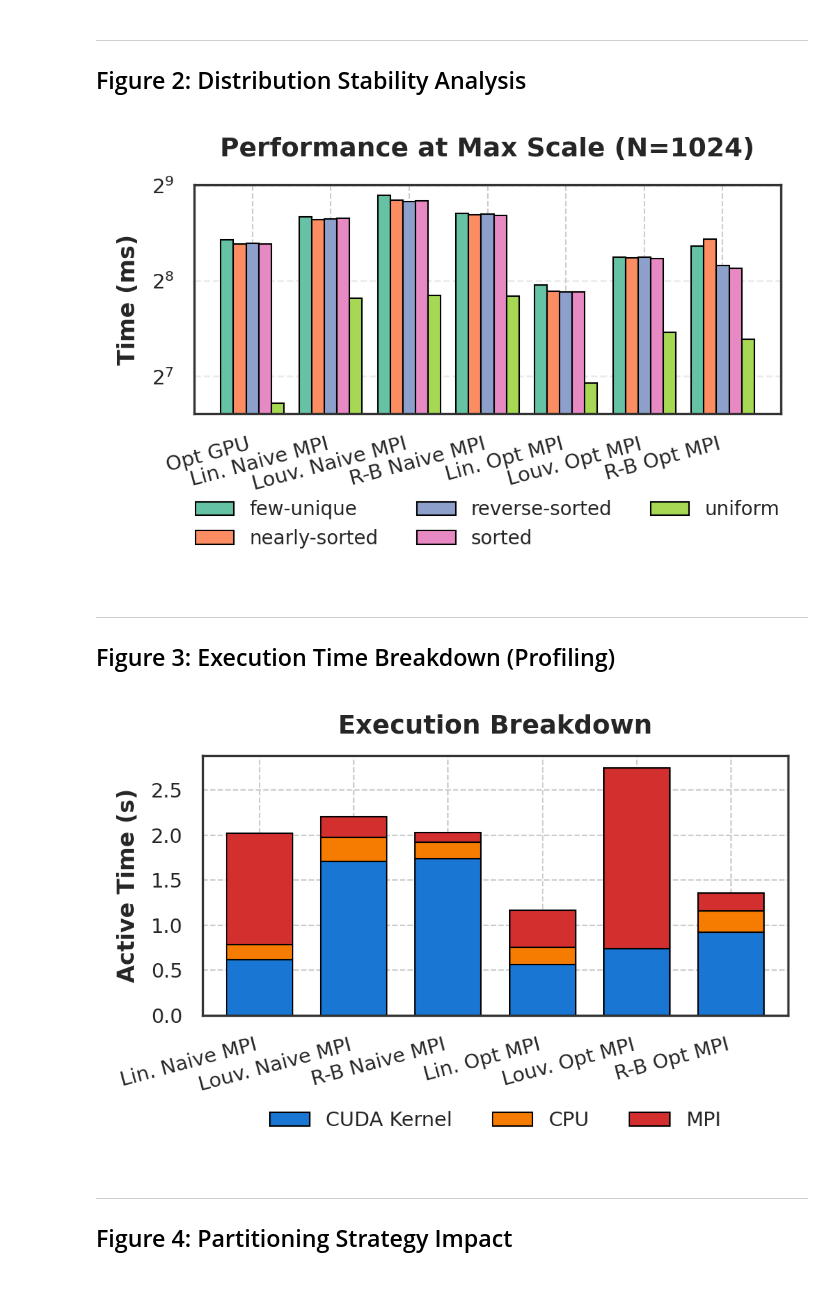
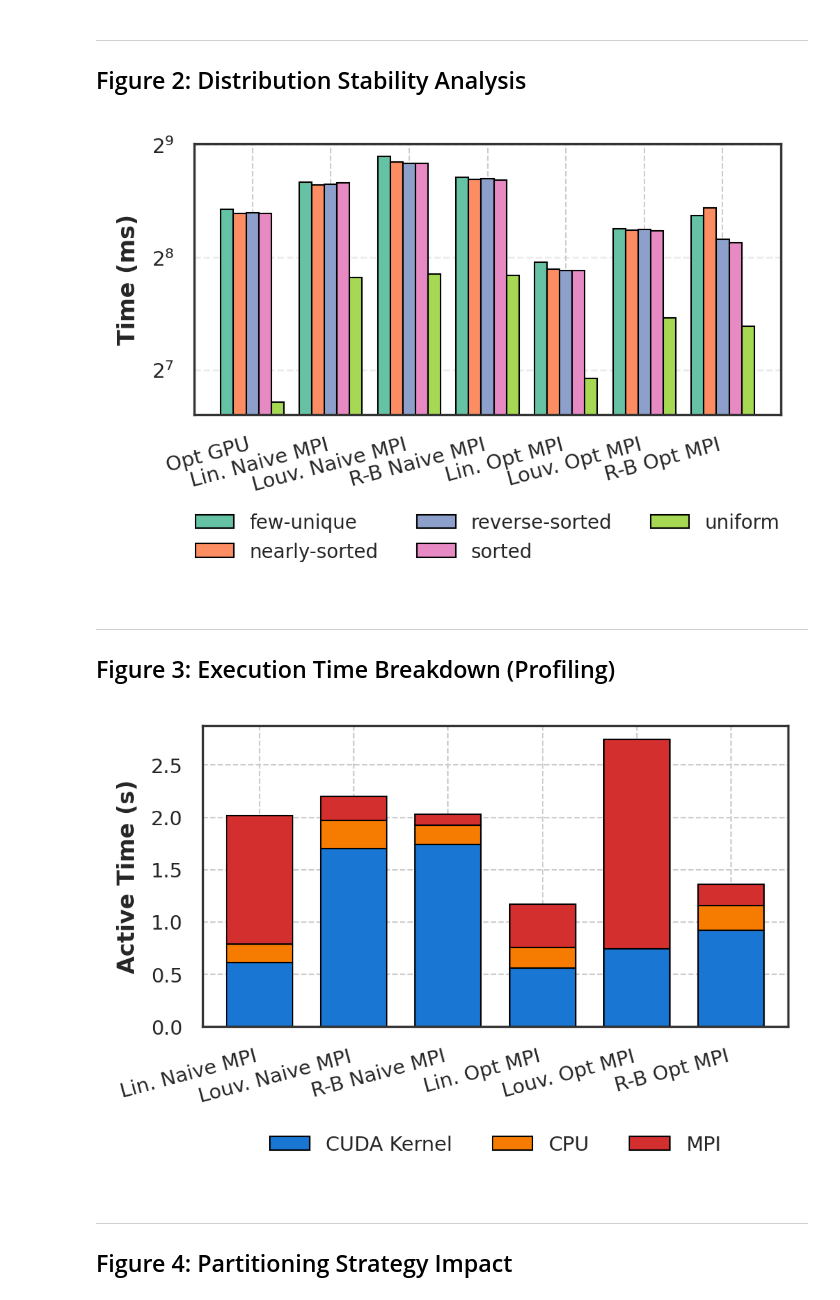
Before and after one commit to LipatJob/distributed-snp, a Jupyter notebook: paper_analysis_improved.ipynb, the cells around one changed output. Drawn from its saved outputs; the diff is of its cells as text; code cells hidden in the pictures.

```diff
--- a/paper_analysis_improved.ipynb
+++ b/paper_analysis_improved.ipynb
@@ -291,8 +291,8 @@ if not df_scale.empty:
         ax.set_yscale('log')
         ax.set_xlabel('Input Size (N)', fontweight='bold')
         ax.set_ylabel('Speedup vs CPU', fontweight='bold')
-        ax.set_title(f'Scaling Performance ({target_dist})',
-                    pad=10, fontweight='bold')
+        # ax.set_title(f'Scaling Performance ({target_dist})',
+        #             pad=10, fontweight='bold')
 
         ax.grid(True, which='major', alpha=0.4, linestyle='-', linewidth=0.6)
 
@@ -381,7 +381,7 @@ if not df_dist.empty:
                   color=dist_colors[i], edgecolor='black', linewidth=0.5)
 
         ax.set_ylabel('Time (ms)', fontweight='bold')
-        ax.set_title(f'Performance at Max Scale (N={int(target_size)})', pad=10, fontweight='bold')
+        # ax.set_title(f'Performance at Max Scale (N={int(target_size)})', pad=10, fontweight='bold')
 
         ax.set_xticks(x)
         ax.set_xticklabels([name_map.get(i, i) for i in implementations],
@@ -403,7 +403,7 @@ if not df_dist.empty:
 else:
     print("⚠ No distribution data available")
 # %% [output]
-[figure, old version]
+[figure, new version]
 # %% [markdown]
 ---
 ## Figure 3: Execution Time Breakdown (Profiling)
@@ -449,35 +449,35 @@ if breakdown_data:
 
     # Save to CSV (Raw time)
     df_nsys.to_csv('paper_figs/fig3_execution_breakdown.csv')
 
     # Create figure - SINGLE COLUMN
     fig, ax = plt.subplots(figsize=(SINGLE_COL_WIDTH, 2.5 * CHART_HEIGHT_SCALE))
 
     # Stacked bar chart (Raw time)
     # Explicitly calculate plot columns to ensure order and color mapping
     plot_cols = ['CUDA Kernel', 'CPU', 'MPI']
     plot_cols = [c for c in plot_cols if c in df_nsys.columns]
 
     df_nsys[plot_cols].plot(kind='bar', stacked=True, ax=ax,
                color=[COMPONENT_COLORS.get(c, '#333') for c in plot_cols],
                edgecolor='black', linewidth=0.5, width=0.7)
 
     ax.set_xlabel('')
     ax.set_ylabel('Active Time (s)', fontweight='bold')
-    ax.set_title('Execution Breakdown', pad=8, fontweight='bold')
+    # ax.set_title('Execution Breakdown', pad=8, fontweight='bold')
     ax.set_xticklabels(ax.get_xticklabels(), rotation=X_LABEL_ROTATION, ha='right')
 
     # Legend - Update to include CPU if present
     ax.legend(bbox_to_anchor=(0.5, -0.3), loc='upper center',
              frameon=False, ncol=len(plot_cols))
 
     plt.tight_layout()
     plt.savefig('paper_figs/fig3_execution_breakdown.png', bbox_inches='tight', dpi=300)
     plt.show()
 else:
     print("⚠ No profiling data available")
 # %% [output]
-[figure, old version]
+[figure, new version]
 # %% [markdown]
 ---
 ## Figure 4: Partitioning Strategy Impact
```
Also changed, not shown: parts of 6 cells of this notebook.
